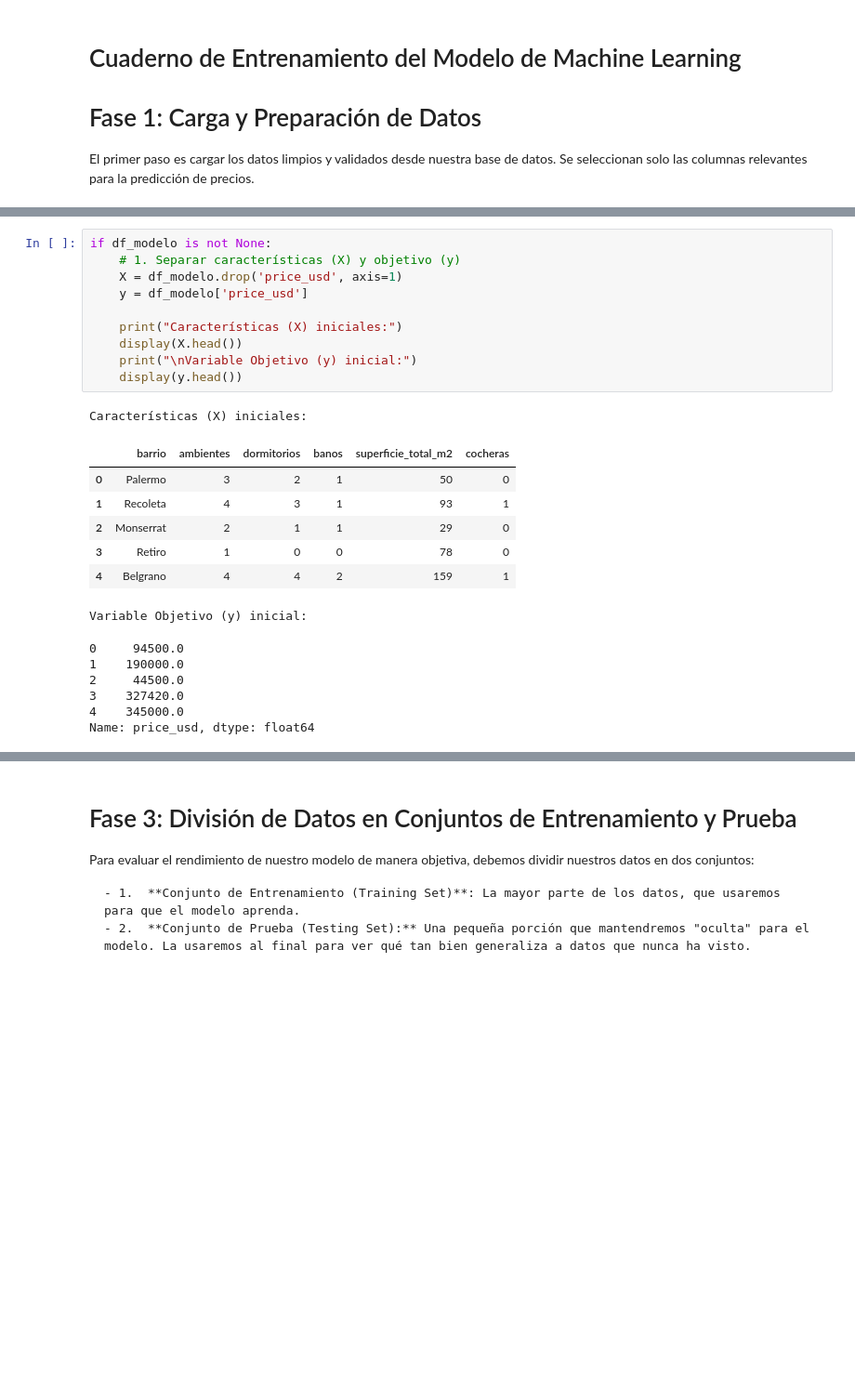
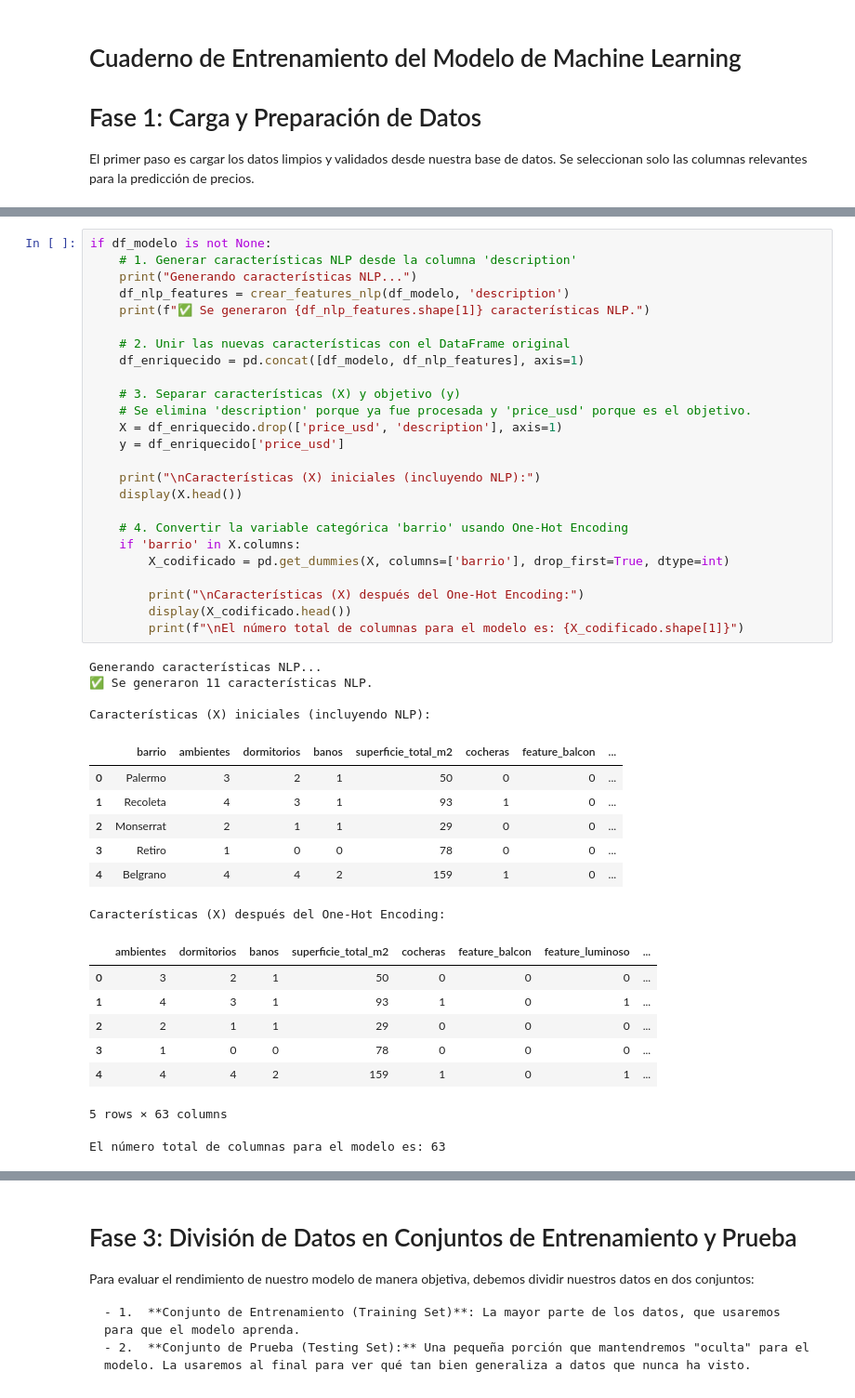
Before and after one commit to joacoszn/precios-inmobiliarios-caba, a Jupyter notebook: notebooks/entrenamiento_modelo.ipynb, the cells around one changed output, grey strips where cells are left out. Shown at 93% size. Saved outputs shown, nothing was run; the diff lists cells and outputs as text; blank space fills up the shorter version.

```diff
--- a/notebooks/entrenamiento_modelo.ipynb
+++ b/notebooks/entrenamiento_modelo.ipynb
@@ -93,28 +93,48 @@ Antes de poder entrenar un modelo, necesitamos preparar los datos:
 # %%
 if df_modelo is not None:
-    # 1. Separar características (X) y objetivo (y)
-    X = df_modelo.drop('price_usd', axis=1)
-    y = df_modelo['price_usd']
+    # 1. Generar características NLP desde la columna 'description'
+    print("Generando características NLP...")
+    df_nlp_features = crear_features_nlp(df_modelo, 'description')
+    print(f"✅ Se generaron {df_nlp_features.shape[1]} características NLP.")
 
-    print("Características (X) iniciales:")
+    # 2. Unir las nuevas características con el DataFrame original
+    df_enriquecido = pd.concat([df_modelo, df_nlp_features], axis=1)
+
+    # 3. Separar características (X) y objetivo (y)
+    # Se elimina 'description' porque ya fue procesada y 'price_usd' porque es el objetivo.
+    X = df_enriquecido.drop(['price_usd', 'description'], axis=1)
+    y = df_enriquecido['price_usd']
+
+    print("\nCaracterísticas (X) iniciales (incluyendo NLP):")
     display(X.head())
-    print("\nVariable Objetivo (y) inicial:")
-    display(y.head())
+
+    # 4. Convertir la variable categórica 'barrio' usando One-Hot Encoding
+    if 'barrio' in X.columns:
+        X_codificado = pd.get_dummies(X, columns=['barrio'], drop_first=True, dtype=int)
+
+        print("\nCaracterísticas (X) después del One-Hot Encoding:")
+        display(X_codificado.head())
+        print(f"\nEl número total de columnas para el modelo es: {X_codificado.shape[1]}")
 # %% [output]
-Características (X) iniciales:
+Generando características NLP...
+✅ Se generaron 11 características NLP.
+
+Características (X) iniciales (incluyendo NLP):
-|  | barrio | ambientes | dormitorios | banos | superficie_total_m2 | cocheras |
-| 0 | Palermo | 3 | 2 | 1 | 50 | 0 |
-| 1 | Recoleta | 4 | 3 | 1 | 93 | 1 |
-| 2 | Monserrat | 2 | 1 | 1 | 29 | 0 |
-| 3 | Retiro | 1 | 0 | 0 | 78 | 0 |
-| 4 | Belgrano | 4 | 4 | 2 | 159 | 1 |
+|  | barrio | ambientes | dormitorios | banos | superficie_total_m2 | cocheras | feature_balcon | ... |
+| 0 | Palermo | 3 | 2 | 1 | 50 | 0 | 0 | ... |
+| 1 | Recoleta | 4 | 3 | 1 | 93 | 1 | 0 | ... |
+| 2 | Monserrat | 2 | 1 | 1 | 29 | 0 | 0 | ... |
+| 3 | Retiro | 1 | 0 | 0 | 78 | 0 | 0 | ... |
+| 4 | Belgrano | 4 | 4 | 2 | 159 | 1 | 0 | ... |
-Variable Objetivo (y) inicial:
+Características (X) después del One-Hot Encoding:
+|  | ambientes | dormitorios | banos | superficie_total_m2 | cocheras | feature_balcon | feature_luminoso | ... |
+| 0 | 3 | 2 | 1 | 50 | 0 | 0 | 0 | ... |
+| 1 | 4 | 3 | 1 | 93 | 1 | 0 | 1 | ... |
+| 2 | 2 | 1 | 1 | 29 | 0 | 0 | 0 | ... |
+| 3 | 1 | 0 | 0 | 78 | 0 | 0 | 0 | ... |
+| 4 | 4 | 4 | 2 | 159 | 1 | 0 | 1 | ... |
-0     94500.0
-1    190000.0
-2     44500.0
-3    327420.0
-4    345000.0
-Name: price_usd, dtype: float64
+5 rows × 63 columns
+El número total de columnas para el modelo es: 63
 # %%
 # 2. Convertir la variable categórica 'barrio' usando One-Hot Encoding
 if 'barrio' in X.columns:
```
Also changed, not shown: parts of 12 cells of this notebook, 10 other files.
